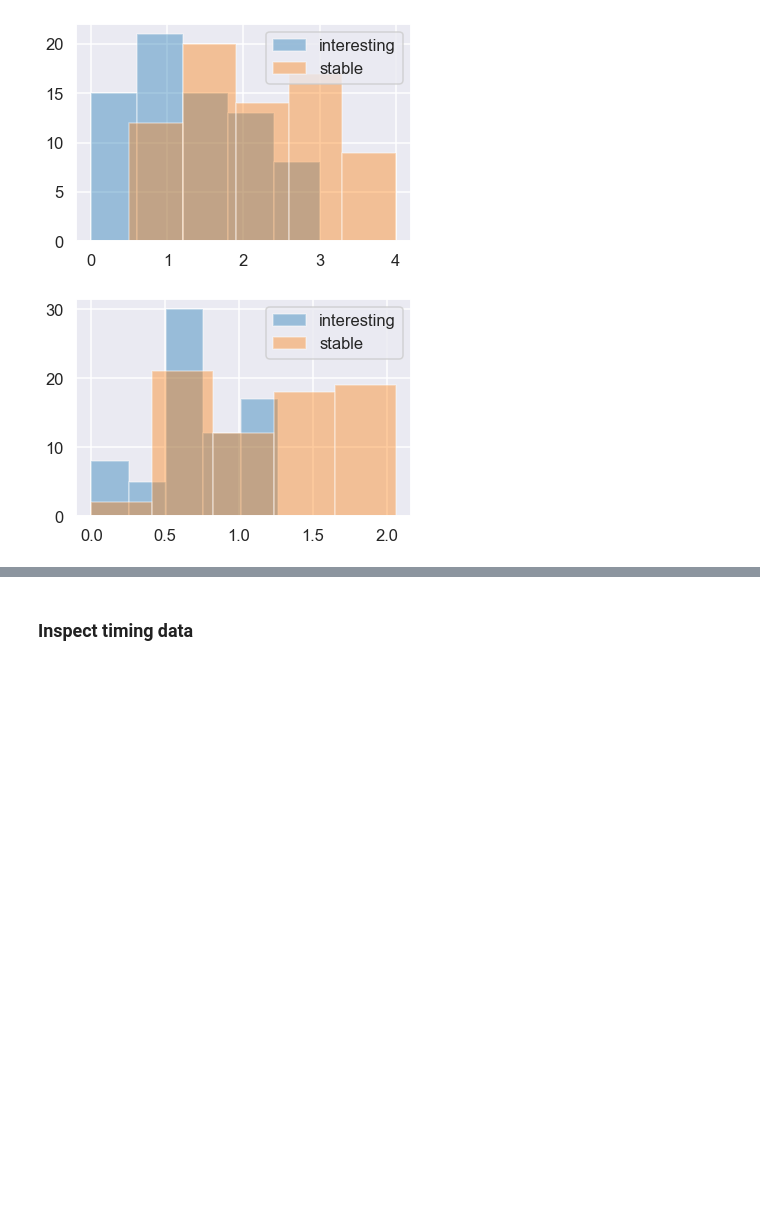
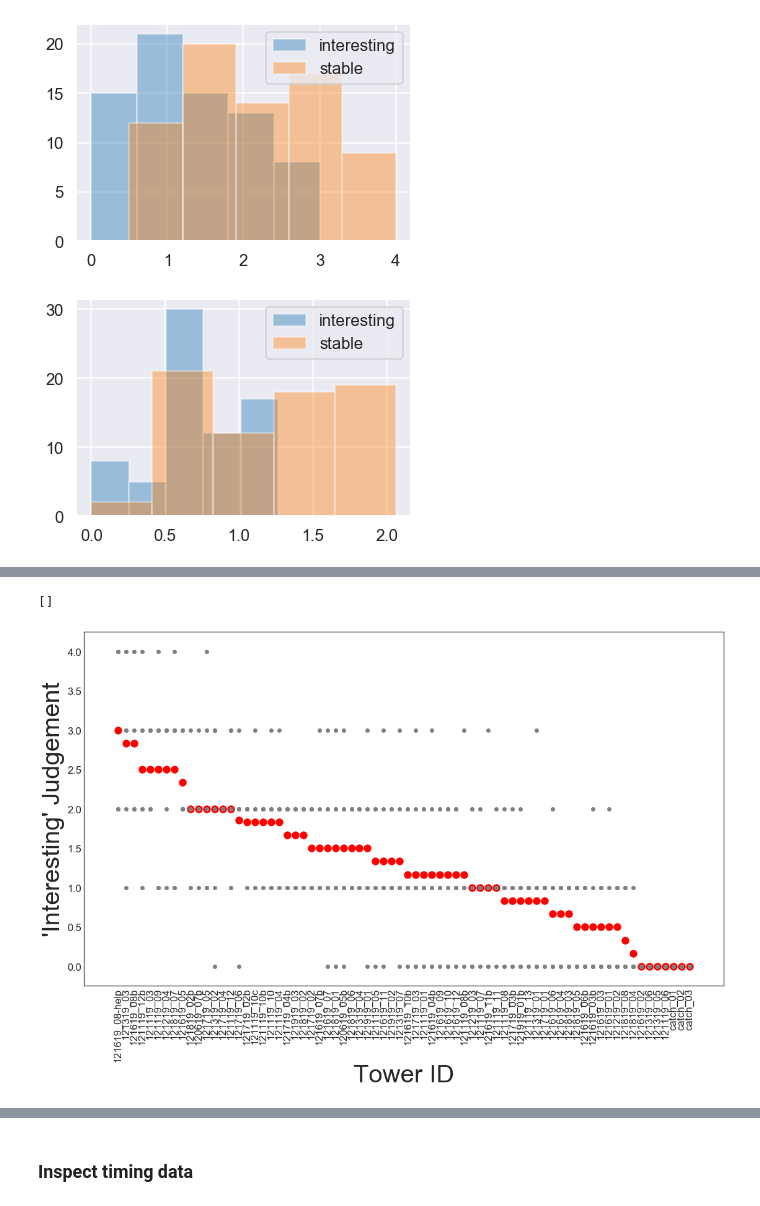
Before and after one commit to choldawa/curiotower_CogSci2021, a Jupyter notebook: analysis/evalTower-prepilot.ipynb, the cells around one changed output, grey strips where cells are left out. Drawn from its saved outputs; the diff is of its cells as text; code cells hidden in the pictures; blank space fills up the shorter version.

```diff
--- a/analysis/evalTower-prepilot.ipynb
+++ b/analysis/evalTower-prepilot.ipynb
@@ -43,6 +43,7 @@ from IPython.core.pylabtools import figsize, getfigs
 plt = pyplot
 import matplotlib as mpl
 mpl.rcParams['pdf.fonttype'] = 42
+plt.style.use('seaborn-white')
 
 import seaborn as sns
 sns.set_context('talk')
@@ -238,0 +244,26 @@ plt.show()
+# %%
+tower_interesting = df_tower[df_tower.condition == 'interesting'].sort_values(by = 'button_pressed', ascending = False)
+df_interesting = df[df.condition == 'interesting'][['towerID','condition', 'button_pressed']]
+
+tower_stable = df_tower[df_tower.condition == 'stable'].sort_values(by = 'button_pressed', ascending = False)
+df_stable = df[df.condition == 'stable'][['towerID','condition', 'button_pressed']]
+
+#concatenated = pd.concat([tower_interesting.assign(dataset='avg'), df_interesting.assign(dataset='rating')])
+# %%
+plt.style.use('seaborn-white')
+
+fig, ax = plt.subplots()
+
+ax.scatter(x=tower_interesting["towerID"], y=tower_interesting["button_pressed"], c='red', s=120)
+ax.scatter(x=df_interesting["towerID"], y=df_interesting["button_pressed"], c='grey', s=30)
+
+
+plt.xticks(rotation = 90)
+plt.ylabel("'Interesting' Judgement", size = 40)
+plt.xlabel('Tower ID',size = 40)
+fig = plt.gcf()
+fig.set_size_inches(18.5, 10.5)
+plt.plot()
+# %% [output]
+[]
+[figure, added]
```
Also changed, not shown: parts of 5 cells of this notebook, 1 other file.
